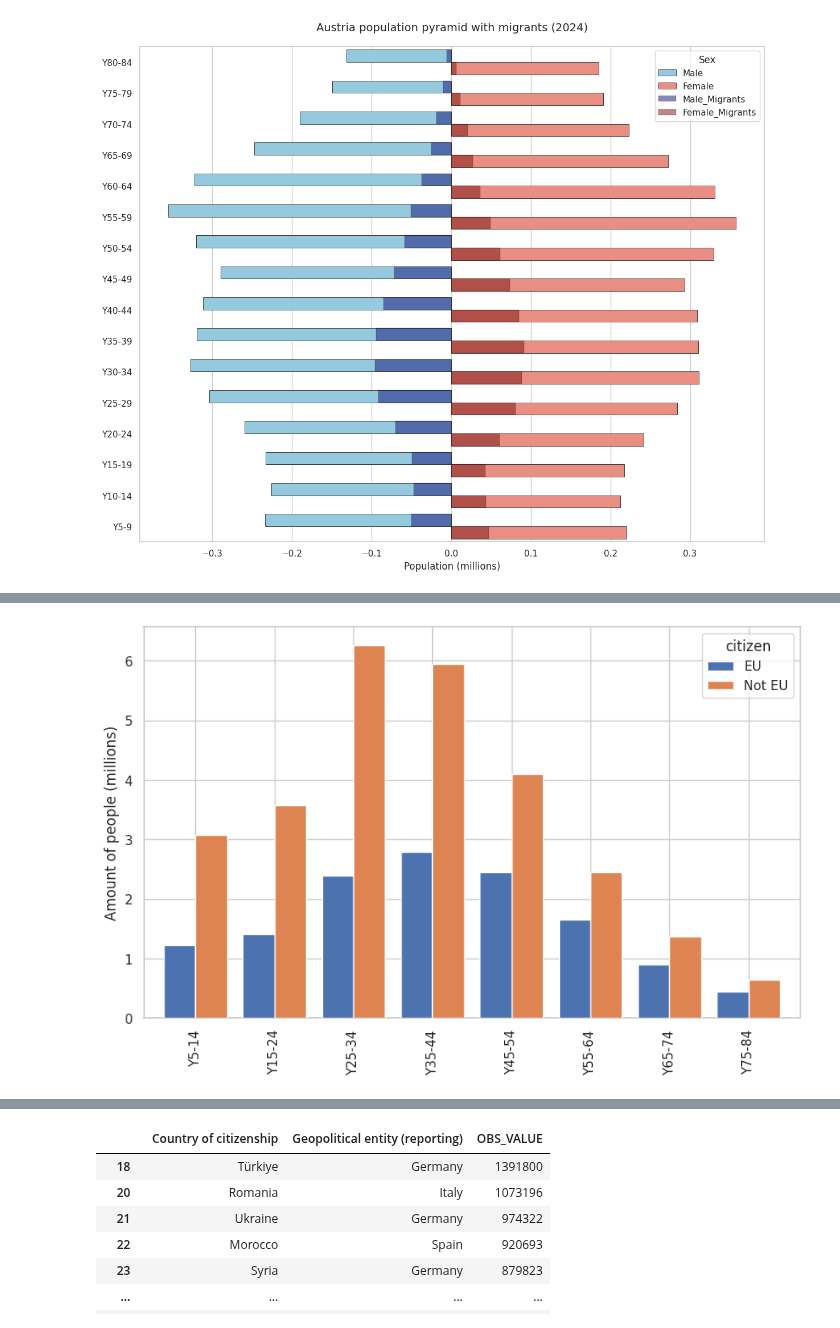
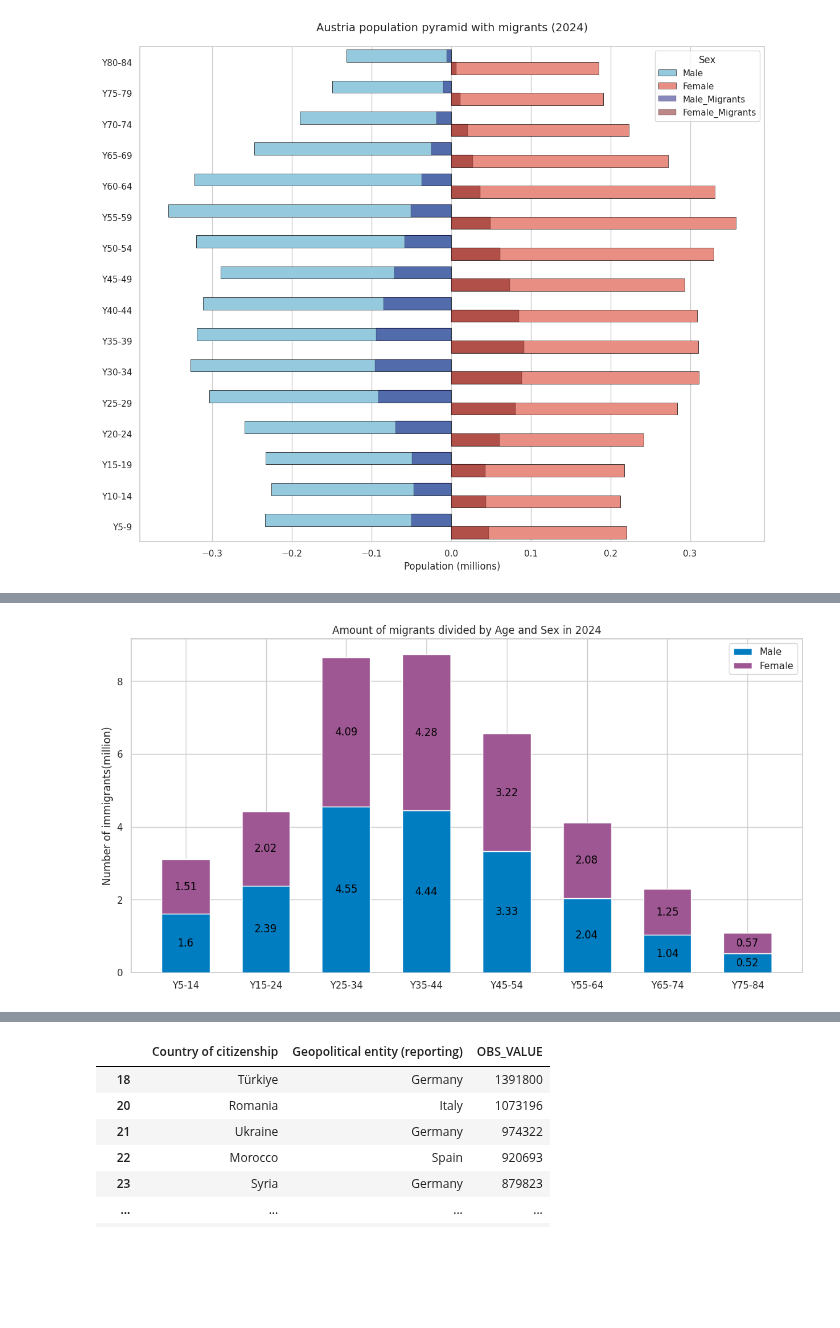
Before and after one commit to loveBeatles/datavis_project, a Jupyter notebook: group_project.ipynb, the cells around one changed output, grey strips where cells are left out. Cells and saved outputs as stored; diff of their text form; code cells hidden in the pictures; blank space fills up the shorter version.

```diff
--- a/group_project.ipynb
+++ b/group_project.ipynb
@@ -777,102 +852,39 @@ plt.show()
 # %%
+# Graph describing the distribution of migrants into groups by age and state in EU
+############################# URL of database
+
 url2 = "https://raw.githubusercontent.com/loveBeatles/datavis_project/main/data/age_data_2.csv"
-urlEu_Ages = "https://raw.githubusercontent.com/loveBeatles/datavis_project/main/data/eu_not_euGeneral_by_ages.csv"
+############################# Data cleaning and filtering
+
 df_by_ages_gender = (pd.read_csv(url2, usecols=['age', 'sex', 'OBS_VALUE', 'TIME_PERIOD'])
                     .query('TIME_PERIOD == 2024 & sex != "T"')
                     .assign(OBS_VALUE_milion=lambda df: df['OBS_VALUE'] / 1000000)
                     .groupby(['age', 'sex'])['OBS_VALUE_milion']
                     .sum()
                     .reset_index())
-df_by_ages_cship = (pd.read_csv(urlEu_Ages, usecols=['age', 'citizen', 'OBS_VALUE'])
-                    .assign(OBS_VALUE_milion=lambda df: df['OBS_VALUE'] / 1000000))
-
 df_by_ages_gender  = (df_by_ages_gender
                       .query('age!="Y15-64"').iloc[:-6,:]
                       .sort_values(by='age'))
 df_by_ages_gender = pd.concat([df_by_ages_gender.query('age == "Y5-9"'),
                                df_by_ages_gender[df_by_ages_gender['age'] != 'Y5-9']])
-df_by_ages_cship = pd.concat([df_by_ages_cship.query('age == "Y5-9"'),
-                               df_by_ages_cship[df_by_ages_cship['age'] != 'Y5-9']])
-
-df_by_ages_cship = df_by_ages_cship[['age', 'citizen', 'OBS_VALUE', 'OBS_VALUE_milion']]
+df_by_ages_gender_men = df_by_ages_gender.query('sex == "M"')
+df_by_ages_gender_women = df_by_ages_gender.query('sex == "F"')
 
 
-df_by_ages_gender_men = df_by_ages_gender.query('sex == "M"')
-df_by_ages_gender_women = df_by_ages_gender.query('sex == "F"')
-df_by_ages_cs_eu = df_by_ages_cship.query('citizen == "EU27_2020_FOR"')
-df_by_ages_cs_noteu = df_by_ages_cship.query('citizen == "FOR_STLS"')
-
 for i in range(5, 80, 10):
-  df_by_ages_gender_men.iloc[int(i/5-1), 0] = f'Y{i}-{i+9}'
-  df_by_ages_gender_men.iloc[int(i/5), 0] = f'Y{i}-{i+9}'
-  df_by_ages_gender_women.iloc[int(i/5-1), 0] = f'Y{i}-{i+9}'
-  df_by_ages_gender_women.iloc[int(i/5), 0] = f'Y{i}-{i+9}'
-
-  df_by_ages_cs_eu.iloc[int(i/5-1), 0] = f'Y{i}-{i+9}'
-  df_by_ages_cs_eu.iloc[int(i/5), 0] = f'Y{i}-{i+9}'
-  df_by_ages_cs_noteu.iloc[int(i/5-1), 0] = f'Y{i}-{i+9}'
-  df_by_ages_cs_noteu.iloc[int(i/5), 0] = f'Y{i}-{i+9}'
+    df_by_ages_gender_men.iloc[int(i/5-1), 0] = f'Y{i}-{i+9}'
+    df_by_ages_gender_men.iloc[int(i/5), 0] = f'Y{i}-{i+9}'
+    df_by_ages_gender_women.iloc[int(i/5-1), 0] = f'Y{i}-{i+9}'
+    df_by_ages_gender_women.iloc[int(i/5), 0] = f'Y{i}-{i+9}'
 
 
 df_by_ages_gender = pd.concat([df_by_ages_gender_men, df_by_ages_gender_women])
-df_by_ages_cship = pd.concat([df_by_ages_cs_eu, df_by_ages_cs_noteu])
-
 df_by_ages_gender = (df_by_ages_gender
                      .groupby(by=['age', 'sex'])['OBS_VALUE_milion']
                      .sum()
                      .reset_index())
-df_by_ages_cship = (df_by_ages_cship
-                     .groupby(by=['age', 'citizen'])['OBS_VALUE_milion']
-                     .sum()
-                     .reset_index())
 df_by_ages_gender = pd.concat([df_by_ages_gender.query('age == "Y5-14"'),
                                df_by_ages_gender[df_by_ages_gender['age'] != 'Y5-14']])
-df_by_ages_cship = pd.concat([df_by_ages_cship.query('age == "Y5-14"'),
-                               df_by_ages_cship[df_by_ages_cship['age'] != 'Y5-14']])
-
-df_by_ages_cship = df_by_ages_cship.pivot(index='age', columns='citizen', values='OBS_VALUE_milion').reset_index()
-
-df_by_ages_cship['Not EU'] = df_by_ages_cship['FOR_STLS'] - df_by_ages_cship['EU27_2020_FOR']
-df_by_ages_cship = df_by_ages_cship[['age', 'EU27_2020_FOR', 'Not EU']]
-df_by_ages_cship = pd.concat([
-    df_by_ages_cship.query('age == "Y5-14"'),
-    df_by_ages_cship[df_by_ages_cship['age'] != 'Y5-14']
-])
-df_by_ages_cship = df_by_ages_cship.rename(columns={'EU27_2020_FOR':'EU'})
-df_by_ages_cship = df_by_ages_cship.reset_index(drop=True)
-df_by_ages_cship = df_by_ages_cship.iloc[0:8]
-display(df_by_ages_cship)
-
-df_by_ages_cship = df_by_ages_cship.set_index('age')
-ax = df_by_ages_cship.plot(
-    kind='bar',
-    figsize=(10, 6),
-    width=0.8,
-    zorder=3
-)
-ax.set_title('')
-ax.set_xlabel('')
-ax.set_ylabel('Amount of people (millions)')
-ax.grid(True, axis='y', zorder=0)
-
-
-df_by_ages_gender_men = df_by_ages_gender.query('sex == "M"')
-df_by_ages_gender_women = df_by_ages_gender.query('sex == "F"')
-
-fig, axes = plt.subplots(figsize=(14, 7))
-
-male_plot = axes.bar(df_by_ages_gender_men['age'], df_by_ages_gender_men['OBS_VALUE_milion'],
-                     color='b',)
-female_plot = axes.bar(df_by_ages_gender_women['age'], df_by_ages_gender_women['OBS_VALUE_milion'],
-                       bottom=df_by_ages_gender_men['OBS_VALUE_milion'], color='r')
-
-axes.set_ylabel('Pocet ľudí (million)')
-axes.set_xlabel('Skupiny rokov')
-axes.legend(["Muži", "Ženy"], title='Pohlavie', loc="upper right")
-axes.bar_label(female_plot, fmt='%.3f')
-
-
-
 
 df_by_ages_gender_wide = df_by_ages_gender.pivot(index='age', columns='sex', values='OBS_VALUE_milion').reset_index()
 df_by_ages_gender_wide['Total'] = df_by_ages_gender_wide['M'] + df_by_ages_gender_wide['F']
@@ -883,12 +895,11 @@ dict_by_ages_gender = {
     'Male': df_by_ages_gender_wide['M'],
     'Female': df_by_ages_gender_wide['F'],
 }
-width = 0.6  # the width of the bars: can also be len(x) sequence
-
-
+width = 0.6
+############################# Creating graf
 fig, ax = plt.subplots(figsize=(14, 7))
 bottom = np.zeros(len(df_by_ages_gender_wide['age']))
-
+display(df_by_ages_gender_wide)
 for sex, count in dict_by_ages_gender.items():
     if sex == 'Male':
       p = ax.bar(df_by_ages_gender_wide['age'], count, width, label=sex, bottom=bottom, color='#007dc0', zorder=3)
@@ -897,10 +908,12 @@ for sex, count in dict_by_ages_gender.items():
     bottom += count
 
     rounded_counts = [str(round(val, 2)) for val in count]
-    ax.bar_label(p, labels=rounded_counts, label_type='center')
+    ax.bar_label(p, labels=rounded_counts, label_type='center', color='black')
 
-ax.set_title('Amount of migrants divided by Age and Sex')
+
+ax.set_title('Amount of migrants divided by Age and Sex in 2024')
 ax.set_ylabel('Number of immigrants(million)')
 ax.grid(True, axis='y', zorder=0)
 ax.legend()
+pass
 # %% [output]
@@ -917 +929 @@ ax.legend()
-[figure, old version]
+[figure, new version]
```
Also changed, not shown: parts of 22 cells of this notebook.
